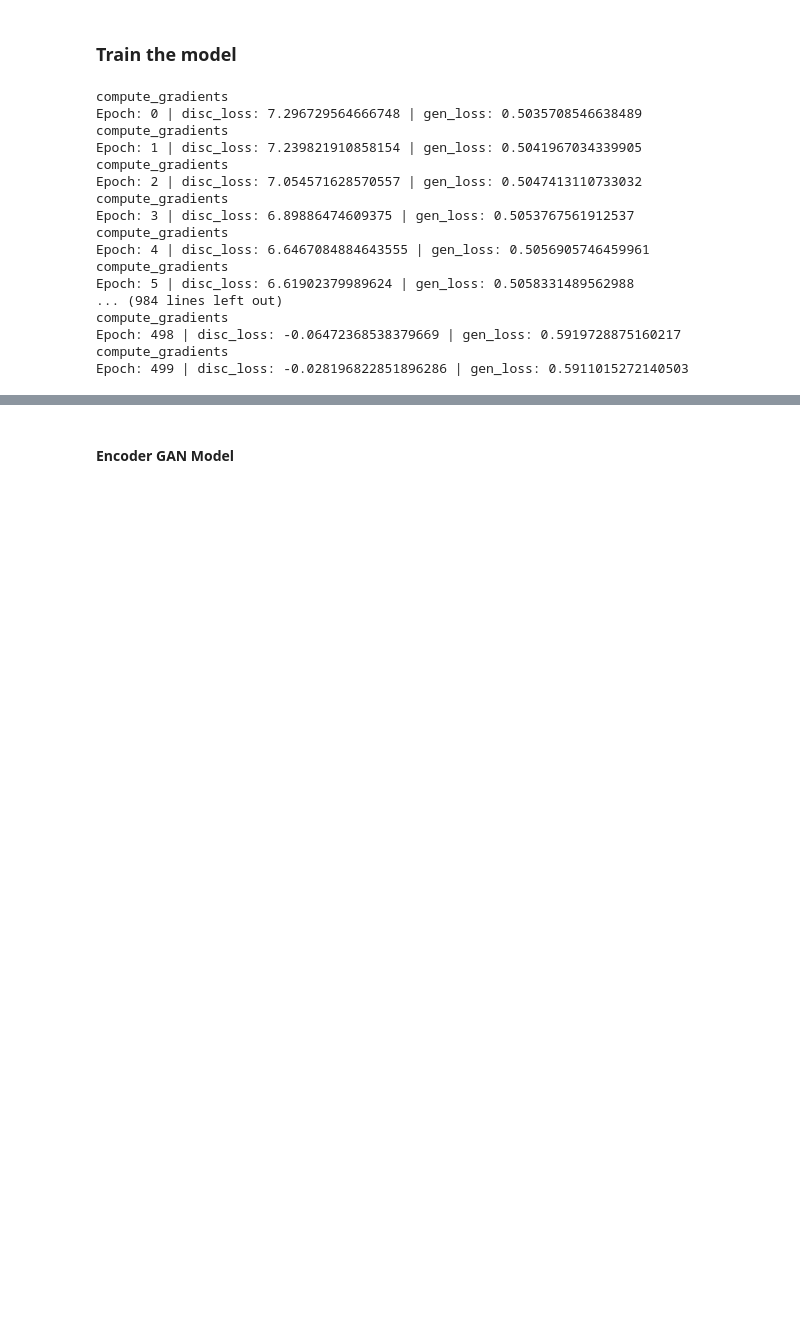
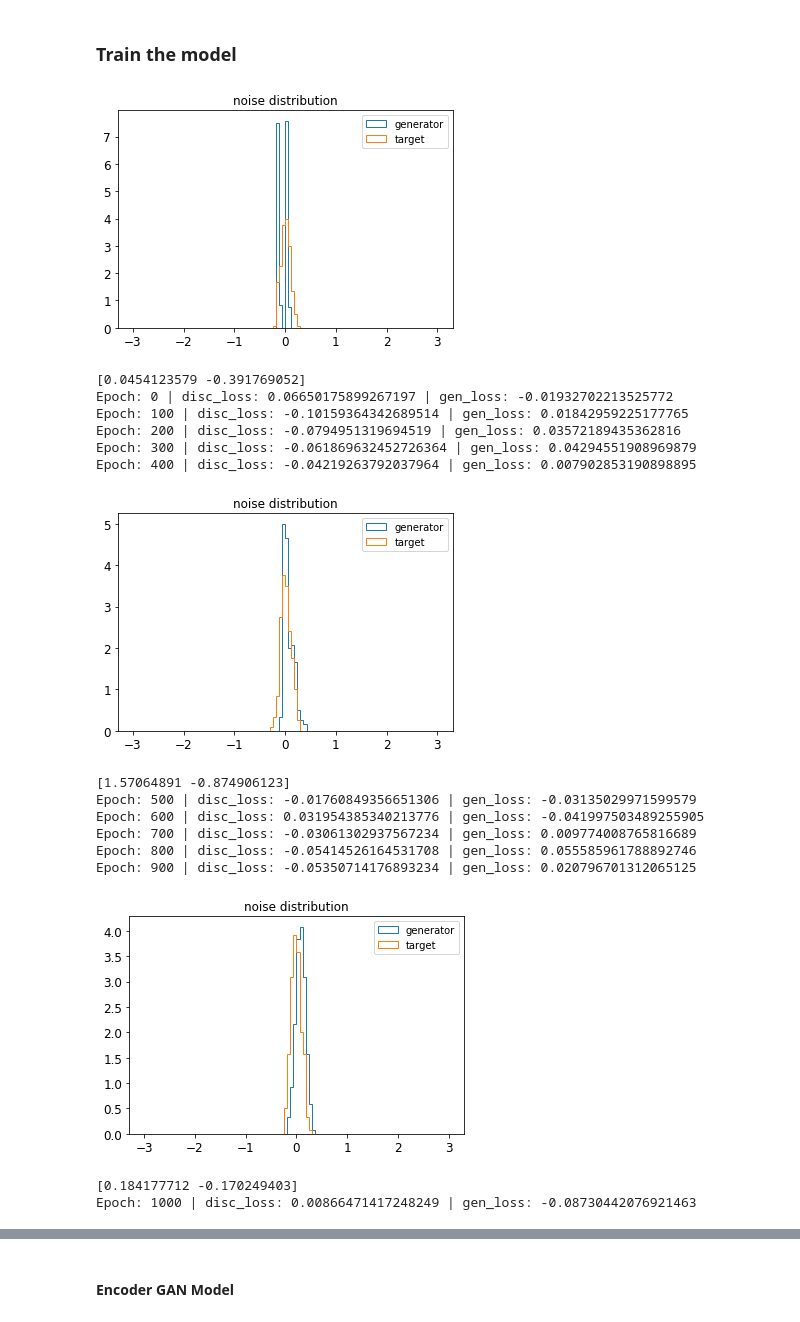
Before and after one commit to YBen1/Autoencoder_communication_system_WGAN_GP_Channel-estimation-in-process-, a Jupyter notebook: WGAN_Channel_Estimation.ipynb, the cells around one changed output, grey strips where cells are left out. Cells and saved outputs as stored; diff of their text form; code cells hidden in the pictures; blank space fills up the shorter version.

```diff
--- a/WGAN_Channel_Estimation.ipynb
+++ b/WGAN_Channel_Estimation.ipynb
@@ -370,40 +324,48 @@ def plot_reconstruction(model, nex=8, zm=2):
 # a pandas dataframe to save the loss information to
 losses = pd.DataFrame(columns = ['disc_loss', 'gen_loss'])
 # %%
-n_epochs = 500
+
+n_epochs = 1001   #2501
 for epoch in range(n_epochs):
   x = tf.random.normal((batch_size,n),dtype=tf.dtypes.float32)
   x_samp  = x/tf.sqrt(2*tf.reduce_mean(tf.square(x)))
   real_data = real_channel(x_samp, noise_std)
   train(real_data)
     # test on holdout
   loss = []
-
+  if epoch%500 == 0:
+    real_c = real_channel(x,noise_std)
+    fake_c = w_generator([x])
+    real_eval_data, fake_eval_data, inputs = get_evaluation_data(50)
+    test_eval(real_eval_data, fake_eval_data, inputs)
+    tf.print(fake_c[0])
+    #tf.print(disc_loss, gen_loss)
   loss.append(compute_loss(real_data))
   losses.loc[len(losses)] = np.mean(loss, axis=0)
-  print(
+  if epoch%100 == 0:
+    print(
        "Epoch: {} | disc_loss: {} | gen_loss: {}".format(
             epoch, losses.disc_loss.values[-1], losses.gen_loss.values[-1]
         )  )
 # plot_reconstruction(model)
 # %% [output]
+[figure, added]
-compute_gradients
-Epoch: 0 | disc_loss: 7.296729564666748 | gen_loss: 0.5035708546638489
-compute_gradients
-Epoch: 1 | disc_loss: 7.239821910858154 | gen_loss: 0.5041967034339905
-compute_gradients
-Epoch: 2 | disc_loss: 7.054571628570557 | gen_loss: 0.5047413110733032
-compute_gradients
-Epoch: 3 | disc_loss: 6.89886474609375 | gen_loss: 0.5053767561912537
-compute_gradients
-Epoch: 4 | disc_loss: 6.6467084884643555 | gen_loss: 0.5056905746459961
-compute_gradients
-Epoch: 5 | disc_loss: 6.61902379989624 | gen_loss: 0.5058331489562988
-... (984 lines left out)
-compute_gradients
-Epoch: 498 | disc_loss: -0.06472368538379669 | gen_loss: 0.5919728875160217
-compute_gradients
-Epoch: 499 | disc_loss: -0.028196822851896286 | gen_loss: 0.5911015272140503
+[0.0454123579 -0.391769052]
+Epoch: 0 | disc_loss: 0.06650175899267197 | gen_loss: -0.01932702213525772
+Epoch: 100 | disc_loss: -0.10159364342689514 | gen_loss: 0.01842959225177765
+Epoch: 200 | disc_loss: -0.0794951319694519 | gen_loss: 0.03572189435362816
+Epoch: 300 | disc_loss: -0.061869632452726364 | gen_loss: 0.04294551908969879
+Epoch: 400 | disc_loss: -0.04219263792037964 | gen_loss: 0.007902853190898895
+[figure, added]
+[1.57064891 -0.874906123]
+Epoch: 500 | disc_loss: -0.01760849356651306 | gen_loss: -0.03135029971599579
+Epoch: 600 | disc_loss: 0.031954385340213776 | gen_loss: -0.041997503489255905
+Epoch: 700 | disc_loss: -0.03061302937567234 | gen_loss: 0.009774008765816689
+Epoch: 800 | disc_loss: -0.05414526164531708 | gen_loss: 0.055585961788892746
+Epoch: 900 | disc_loss: -0.05350714176893234 | gen_loss: 0.020796701312065125
+[figure, added]
+[0.184177712 -0.170249403]
+Epoch: 1000 | disc_loss: 0.00866471417248249 | gen_loss: -0.08730442076921463
 # %%
 plt.plot(losses.gen_loss.values)
 # %% [output]
```
Also changed, not shown: parts of 19 cells of this notebook.
